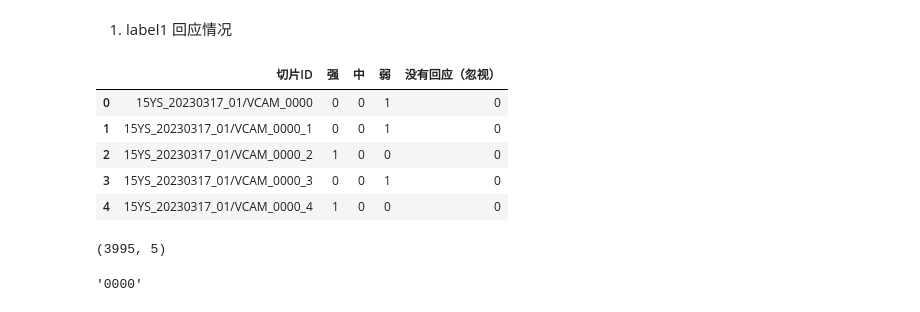
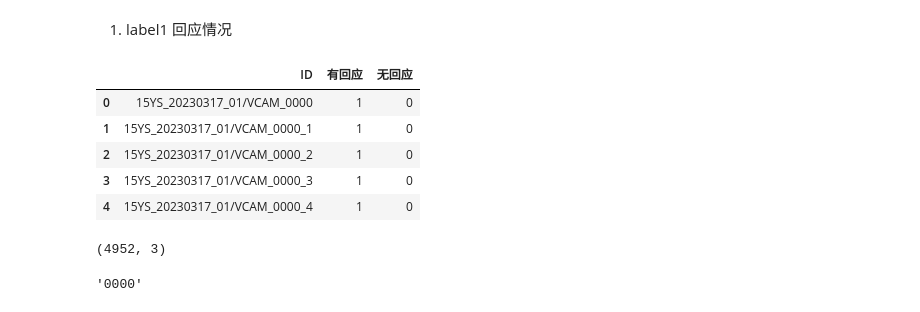
Before and after one commit to AnsonLo11/siblingsDatasetBaseline, a Jupyter notebook: data_preprocess.ipynb, the cells around one changed output. Cells and saved outputs as stored; diff of their text form; code cells hidden in the pictures.

```diff
--- a/data_preprocess.ipynb
+++ b/data_preprocess.ipynb
@@ -32,16 +19,21 @@ label1 = label1.rename(columns={"Unnamed: 0":"切片ID"})
-# %%
-label1.head()
-# %% [output]
-|  | 切片ID | 强 | 中 | 弱 | 没有回应（忽视） |
-| 0 | 15YS_20230317_01/VCAM_0000 | 0 | 0 | 1 | 0 |
-| 1 | 15YS_20230317_01/VCAM_0000_1 | 0 | 0 | 1 | 0 |
-| 2 | 15YS_20230317_01/VCAM_0000_2 | 1 | 0 | 0 | 0 |
-| 3 | 15YS_20230317_01/VCAM_0000_3 | 0 | 0 | 1 | 0 |
-| 4 | 15YS_20230317_01/VCAM_0000_4 | 1 | 0 | 0 | 0 |
+# %%
+import os
+import pandas as pd
+
+# 1. 回应情况
+label1 = pd.read_csv('all_label/回应情况-表格 1.csv',header=0).iloc[:,:3]
+label1.head()
+# %% [output]
+|  | ID | 有回应 | 无回应 |
+| 0 | 15YS_20230317_01/VCAM_0000 | 1 | 0 |
+| 1 | 15YS_20230317_01/VCAM_0000_1 | 1 | 0 |
+| 2 | 15YS_20230317_01/VCAM_0000_2 | 1 | 0 |
+| 3 | 15YS_20230317_01/VCAM_0000_3 | 1 | 0 |
+| 4 | 15YS_20230317_01/VCAM_0000_4 | 1 | 0 |
 # %%
 label1.shape
 # %% [output]
-(3995, 5)
+(4952, 3)
 # %%
 label1.iloc[0,0][-4:]
 # %% [output]
```
Also changed, not shown: parts of 22 cells of this notebook, 1 other file.
